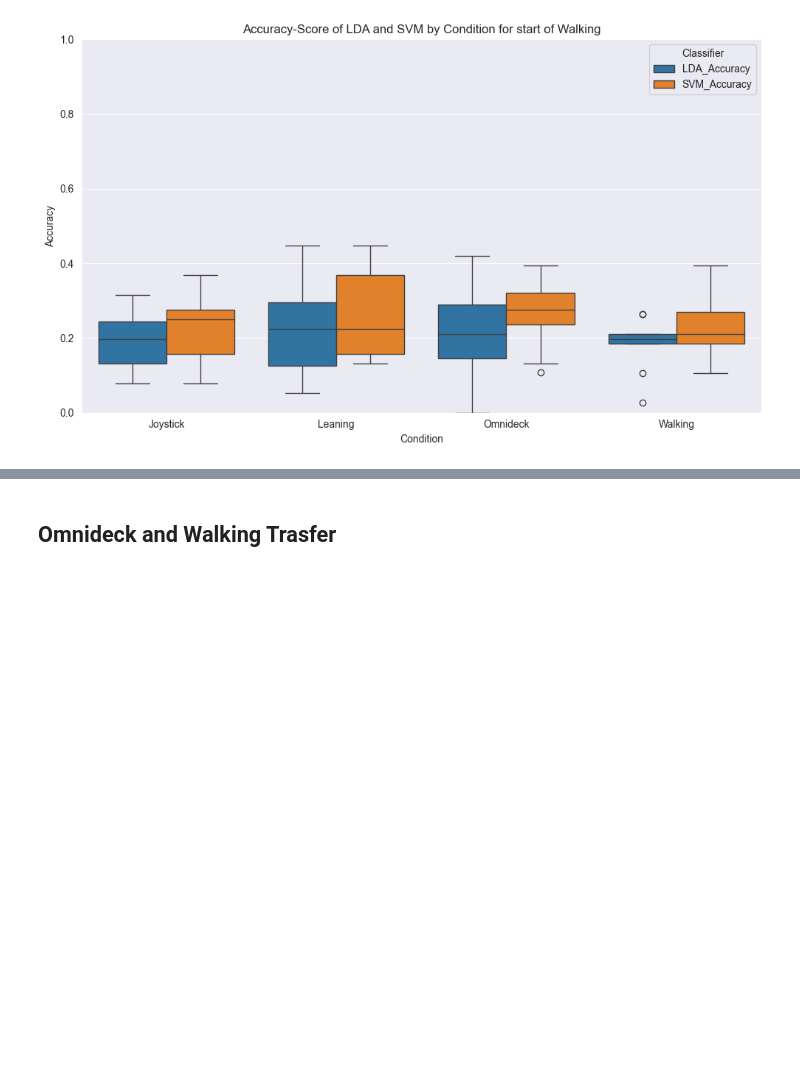
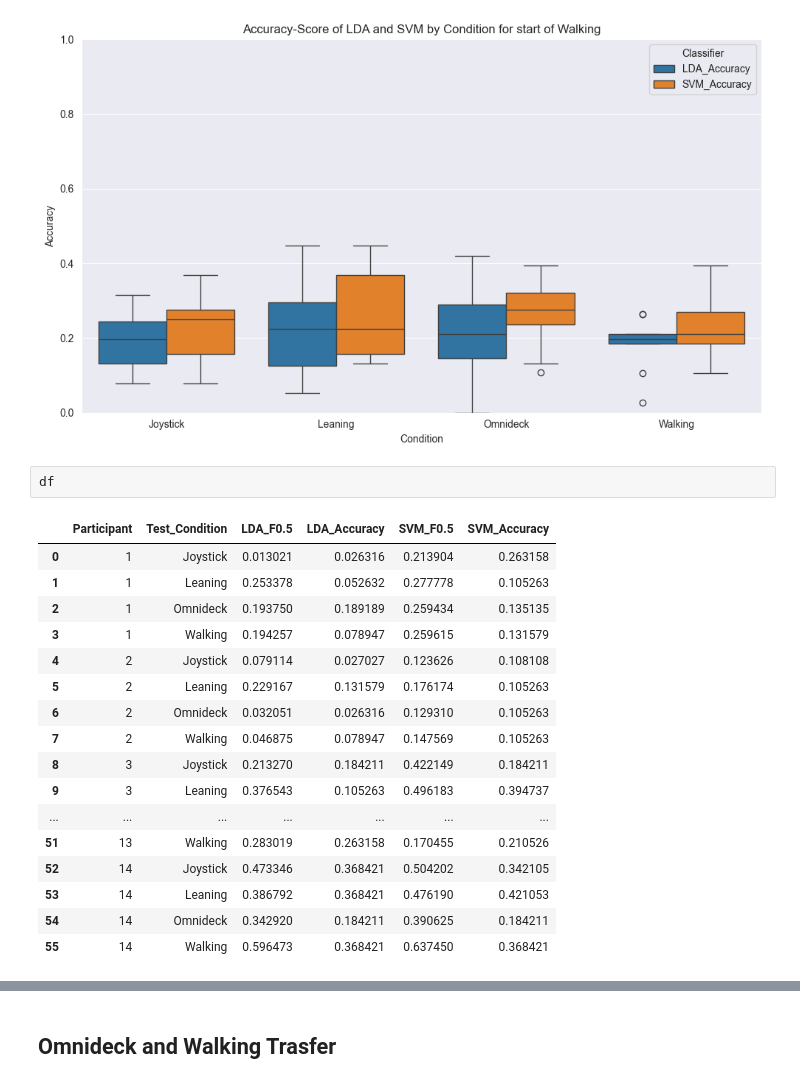
Before and after one commit to Stadopower/Master_Thesis_Stadlbauer, a Jupyter notebook: results.ipynb, the cells around one changed output, grey strips where cells are left out. Drawn from its saved outputs; the diff is of its cells as text; blank space fills up the shorter version.

```diff
--- a/results.ipynb
+++ b/results.ipynb
@@ -673,4 +673,24 @@ for measure in measures:
 # %% [output]
 [figure]
 [figure]
+# %%
+df
+# %% [output]
+|  | Participant | Test_Condition | LDA_F0.5 | LDA_Accuracy | SVM_F0.5 | SVM_Accuracy |
+| 0 | 1 | Joystick | 0.013021 | 0.026316 | 0.213904 | 0.263158 |
+| 1 | 1 | Leaning | 0.253378 | 0.052632 | 0.277778 | 0.105263 |
+| 2 | 1 | Omnideck | 0.193750 | 0.189189 | 0.259434 | 0.135135 |
+| 3 | 1 | Walking | 0.194257 | 0.078947 | 0.259615 | 0.131579 |
+| 4 | 2 | Joystick | 0.079114 | 0.027027 | 0.123626 | 0.108108 |
+| 5 | 2 | Leaning | 0.229167 | 0.131579 | 0.176174 | 0.105263 |
+| 6 | 2 | Omnideck | 0.032051 | 0.026316 | 0.129310 | 0.105263 |
+| 7 | 2 | Walking | 0.046875 | 0.078947 | 0.147569 | 0.105263 |
+| 8 | 3 | Joystick | 0.213270 | 0.184211 | 0.422149 | 0.184211 |
+| 9 | 3 | Leaning | 0.376543 | 0.105263 | 0.496183 | 0.394737 |
+| ... | ... | ... | ... | ... | ... | ... |
+| 51 | 13 | Walking | 0.283019 | 0.263158 | 0.170455 | 0.210526 |
+| 52 | 14 | Joystick | 0.473346 | 0.368421 | 0.504202 | 0.342105 |
+| 53 | 14 | Leaning | 0.386792 | 0.368421 | 0.476190 | 0.421053 |
+| 54 | 14 | Omnideck | 0.342920 | 0.184211 | 0.390625 | 0.184211 |
+| 55 | 14 | Walking | 0.596473 | 0.368421 | 0.637450 | 0.368421 |
 # %%
```
Also changed, not shown: parts of 4 cells of this notebook, 2 other files.
